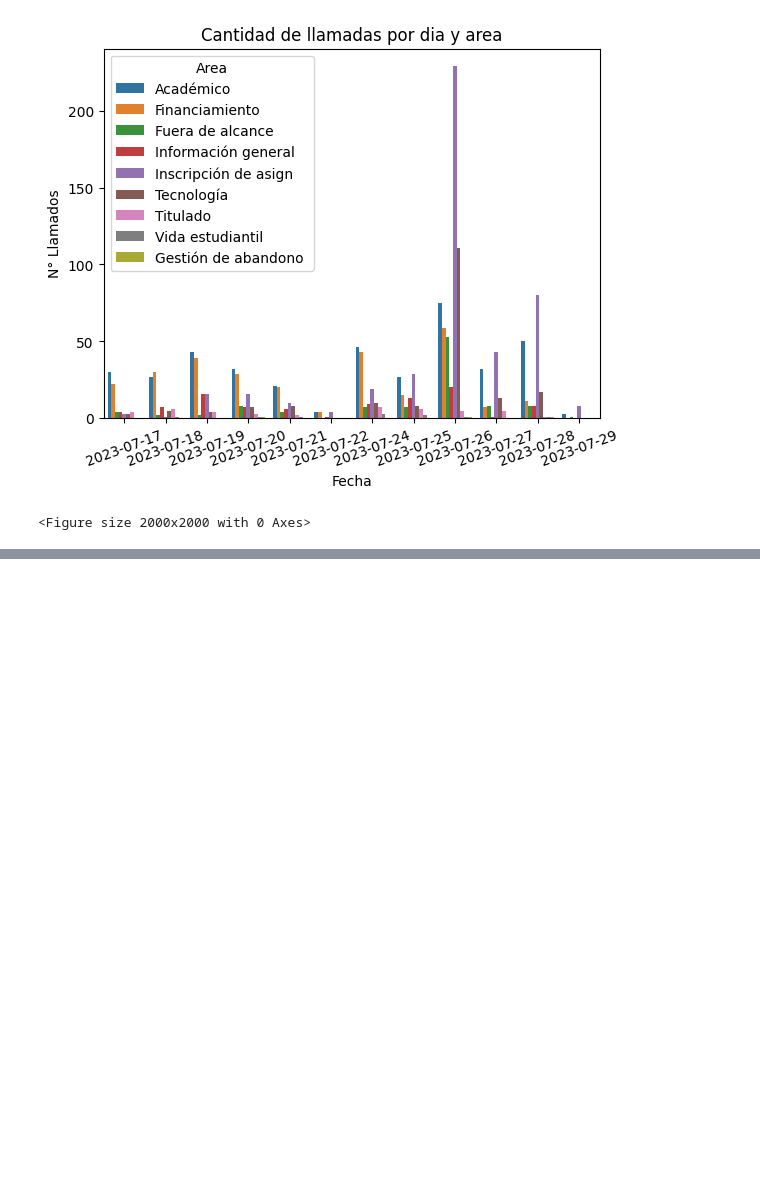
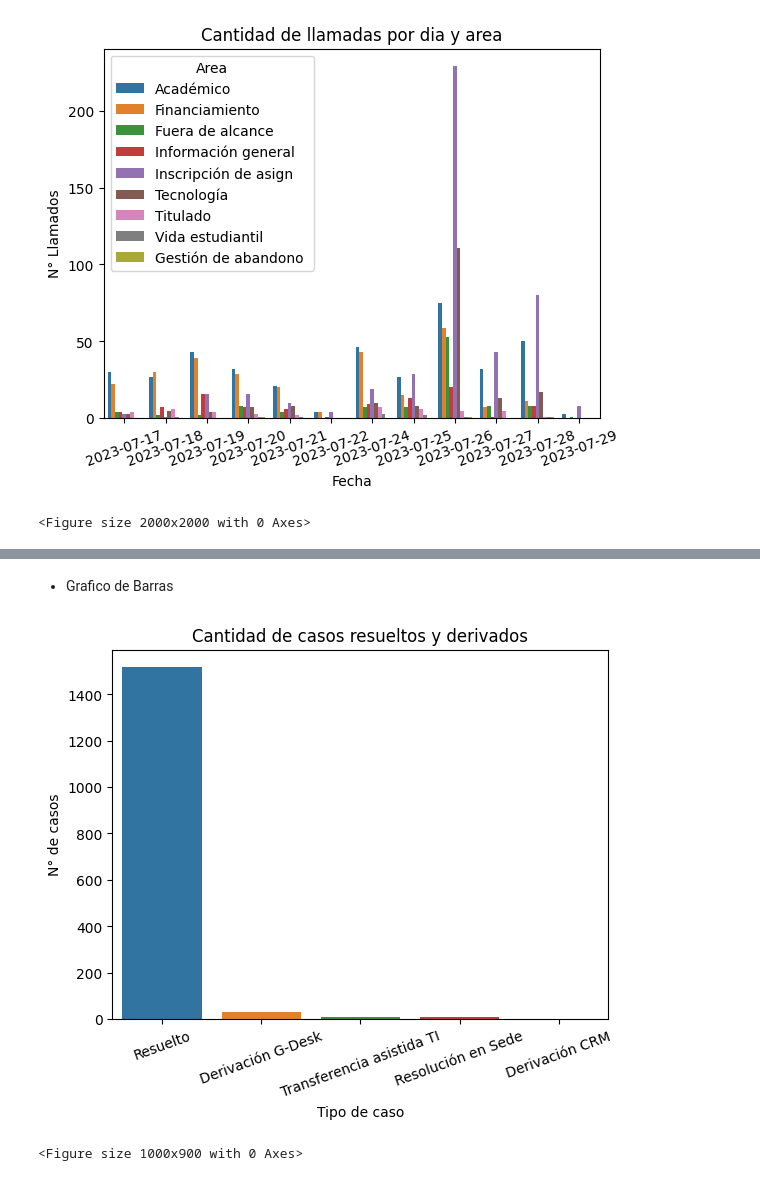
Before and after one commit to jmejiasb/call_analysis, a Jupyter notebook: analysis.ipynb, the cells around one changed output, grey strips where cells are left out. Cells and saved outputs as stored; diff of their text form; code cells hidden in the pictures; blank space fills up the shorter version.

```diff
--- a/analysis.ipynb
+++ b/analysis.ipynb
@@ -246,0 +307,14 @@ plt.show()
+# %% [markdown]
+- Grafico de Barras
+# %%
+cases_plot = sns.barplot(x='NIVEL_4', y='N° de casos',data=cases_df)
+cases_plot.set_title("Cantidad de casos resueltos y derivados")
+cases_plot.set_xlabel("Tipo de caso")
+plt.xticks(rotation=20)
+plt.figure(figsize = (10,9))
+
+cases_plot.figure.savefig("cases_bar.png", dpi=300)
+plt.show()
+# %% [output]
+[figure, added]
+<Figure size 1000x900 with 0 Axes>
```
Also changed, not shown: parts of 19 cells of this notebook, 4 other files.
